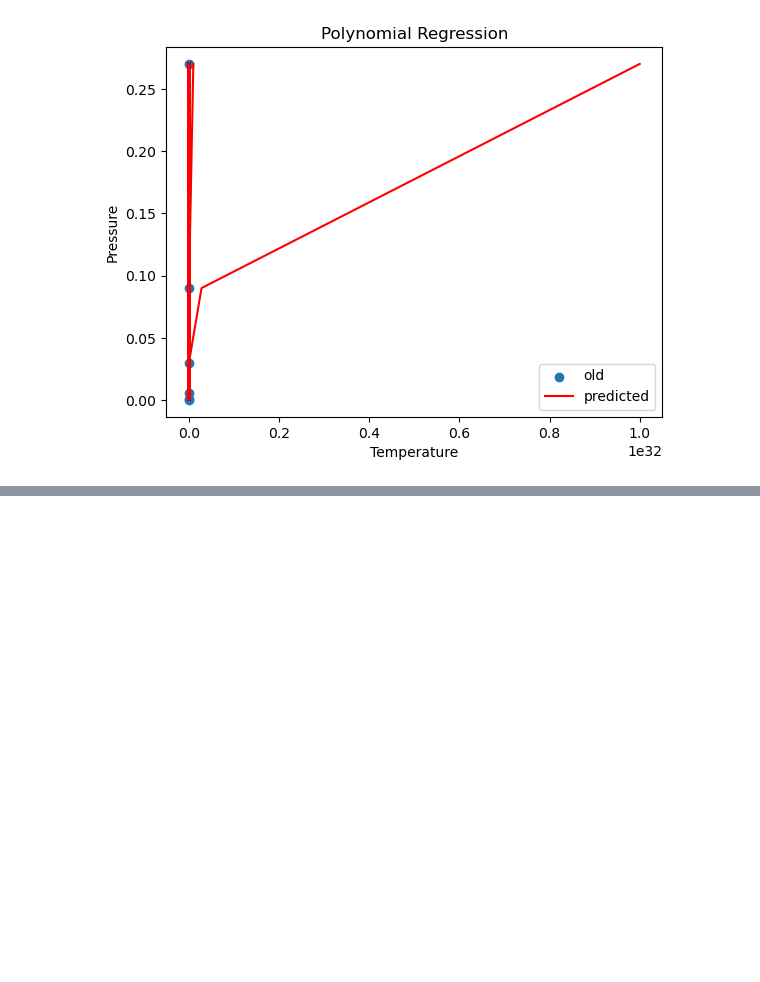
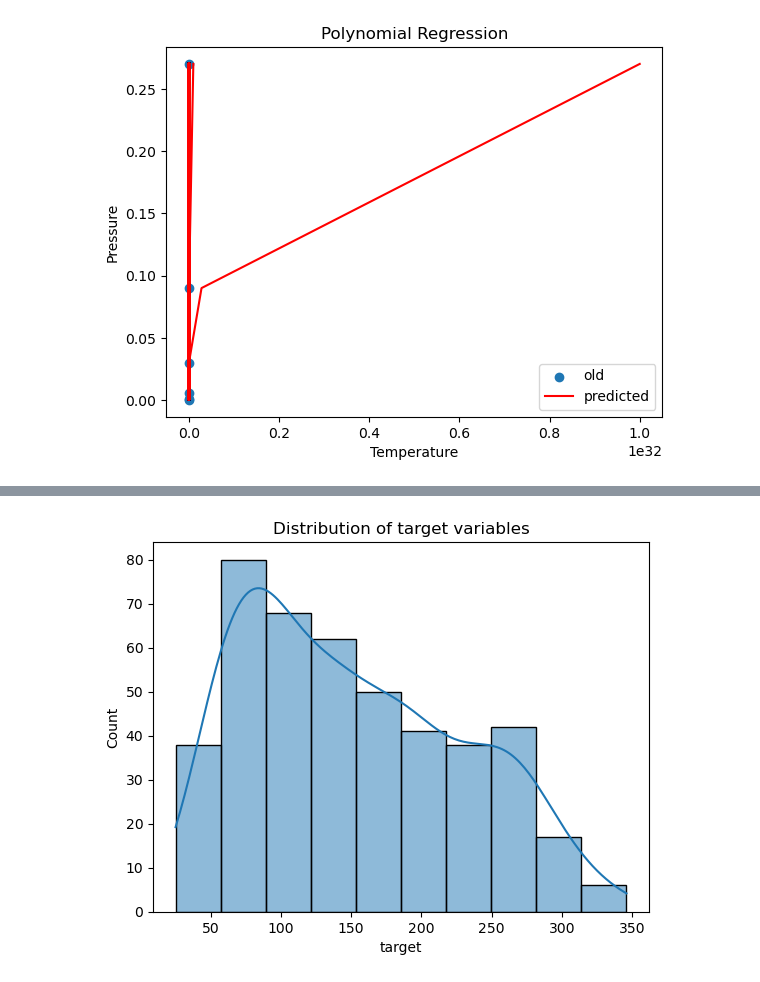
Before and after one commit to deepaknandeshwar17/Machine_Learning_practice, a Jupyter notebook: ml2.ipynb, the cells around one changed output, grey strips where cells are left out. Saved outputs shown, nothing was run; the diff lists cells and outputs as text; code cells hidden in the pictures; blank space fills up the shorter version.

```diff
--- a/ml2.ipynb
+++ b/ml2.ipynb
@@ -416,0 +477,10 @@ x = pd.DataFrame(sc.transform(x), columns=x.columns)
+# %%
+# Distribution of target variables
+
+sns.histplot(diabetes_df['target'], kde=True)
+plt.title("Distribution of target variables")
+plt.show()
+
+# It is skewed
+# %% [output]
+[figure, added]
```
Also changed, not shown: parts of 26 cells of this notebook.
